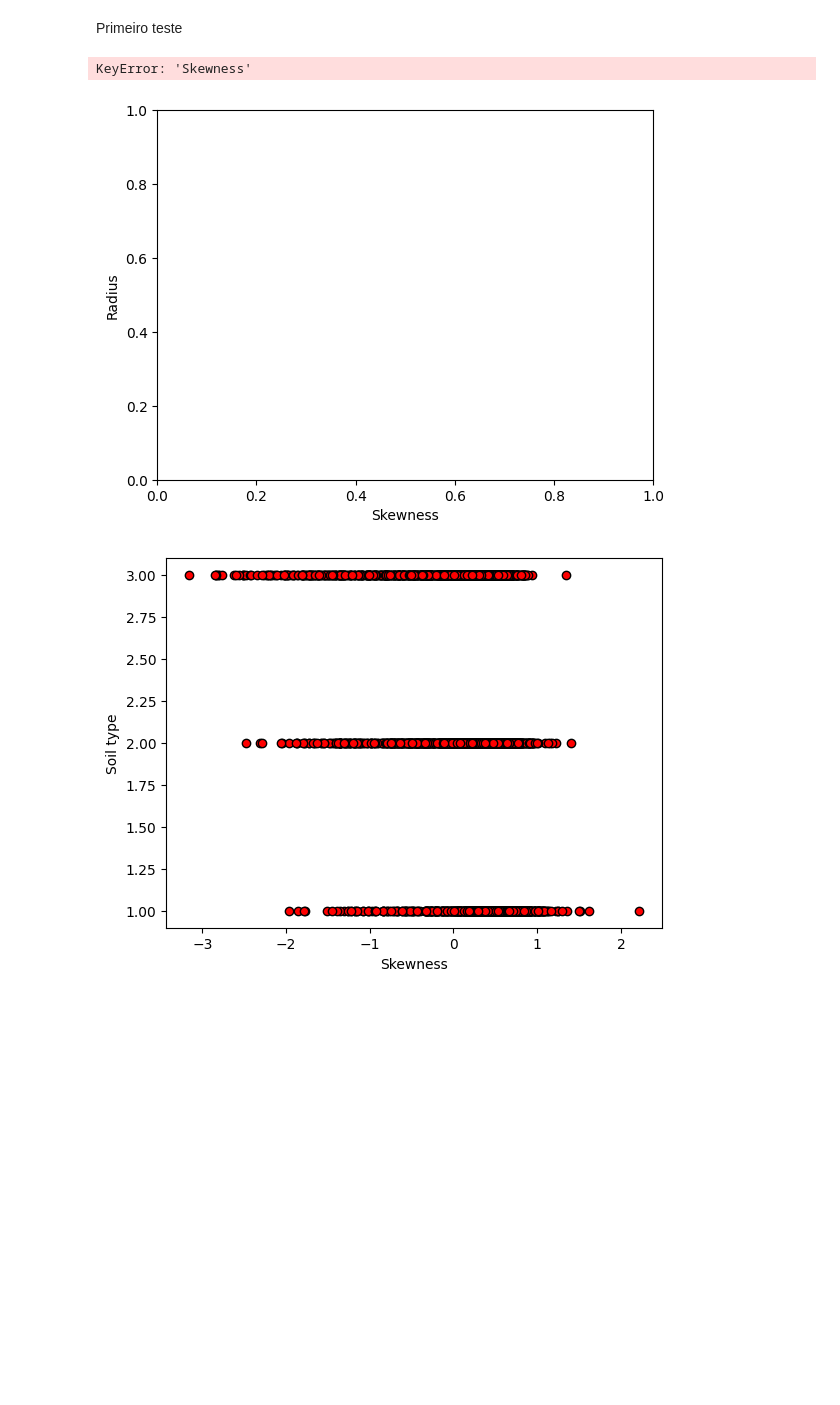
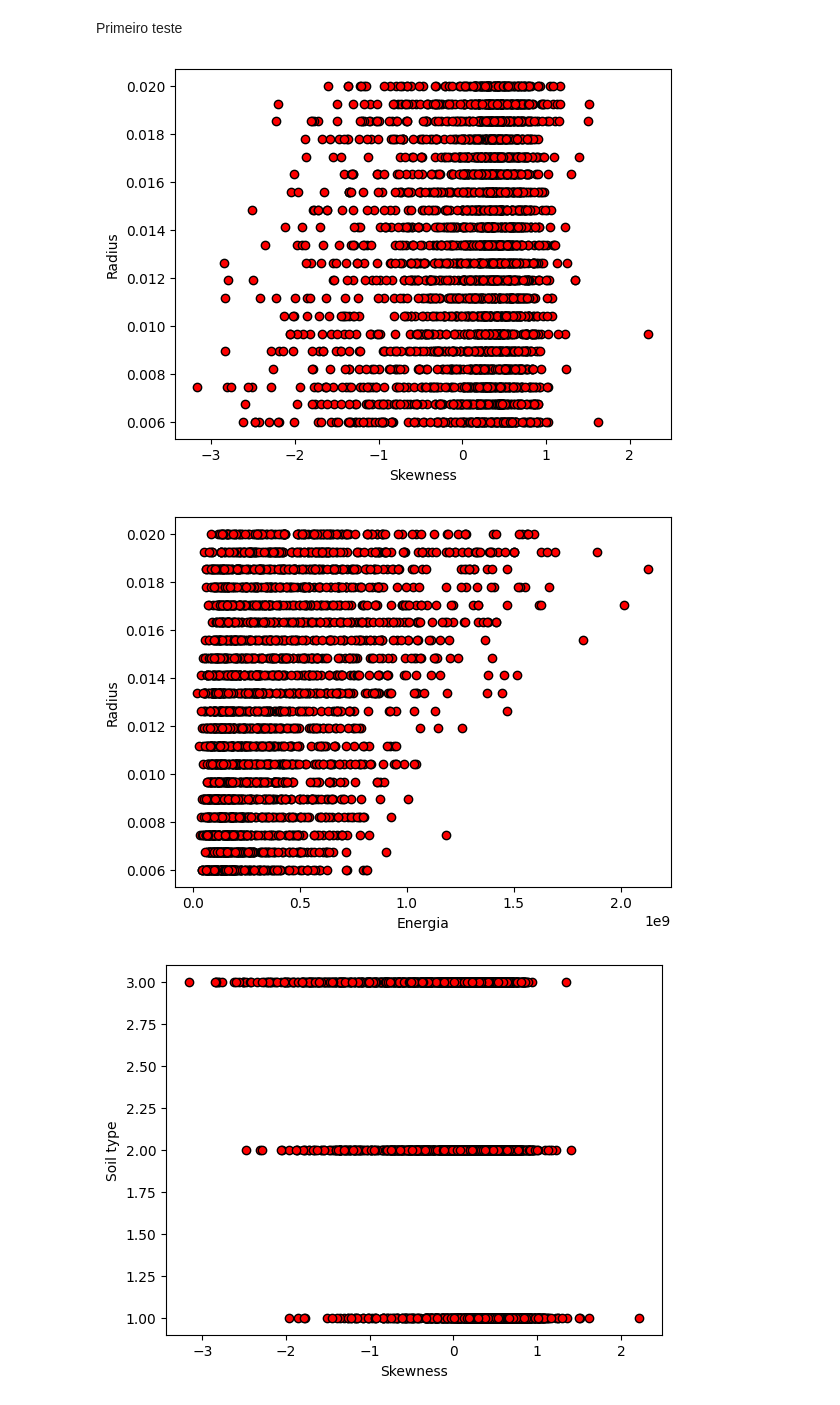
Before and after one commit to andrefsr/Machine-Learning-on-detection-of-buried-cylinders-via-GPR, a Jupyter notebook: sec_sim/machine_learning/data_analysis.ipynb, the cells around one changed output. Saved outputs shown, nothing was run; the diff lists cells and outputs as text; code cells hidden in the pictures; blank space fills up the shorter version.

```diff
--- a/sec_sim/machine_learning/data_analysis.ipynb
+++ b/sec_sim/machine_learning/data_analysis.ipynb
@@ -5,6 +5,7 @@ import matplotlib.pyplot as plt
 # %% [markdown]
 Distribuição estatística das respostas
 # %%
-df_labels = pd.read_csv('labels3000.csv')
-df_features = pd.read_csv('Features.csv')
-display(df_labels.tail(10))
+df = pd.read_csv('database.csv')
+
+df_labels = df[["soil_type","radius","pos_y","pos_x"]]
+df_features = df.drop(columns=["soil_type","radius","pos_y","pos_x"])
@@ -76,21 +65,21 @@ Primeiro teste
 # %%
 x = df_features
 y_rad = df_labels['radius']
 
 plt.figure()
 plt.xlabel('Skewness')
 plt.ylabel('Radius')
-plt.scatter(x['Skewness'],y_rad,color='red',edgecolors='black')
+plt.scatter(x['skewness'],y_rad,color='red',edgecolors='black')
 plt.show()
 
 plt.figure()
 plt.xlabel('Energia')
 plt.ylabel('Radius')
-plt.scatter(x['Energia'],y_rad,color='red',edgecolors='black')
+plt.scatter(x['energy'],y_rad,color='red',edgecolors='black')
 plt.show()
 # %% [output]
-KeyError: 'Skewness'
-[figure, old version]
+[figure, new version]
+[figure, added]
 # %%
 x = df_features
 y_soil = df_labels['soil_type']
```
Also changed, not shown: parts of 5 cells of this notebook, 4 other files.
